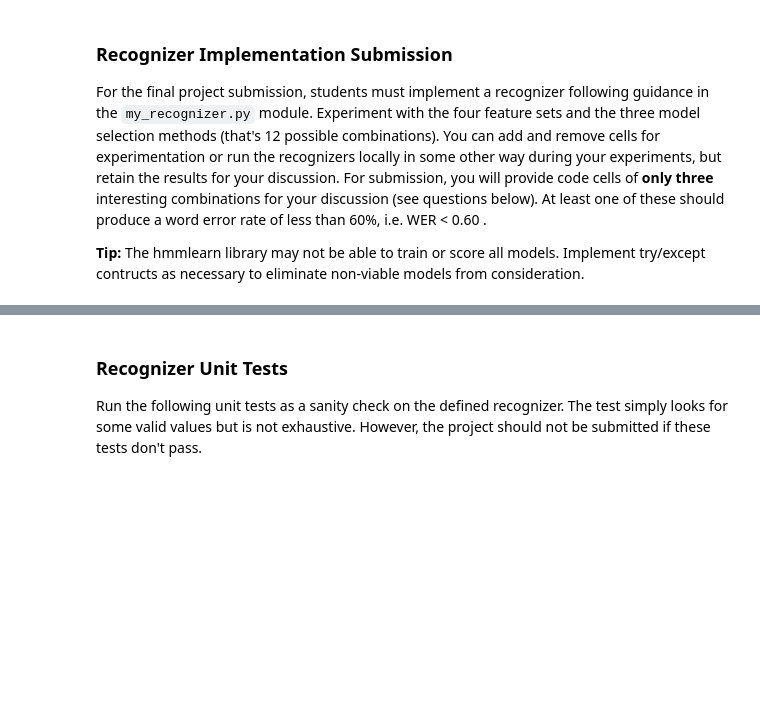
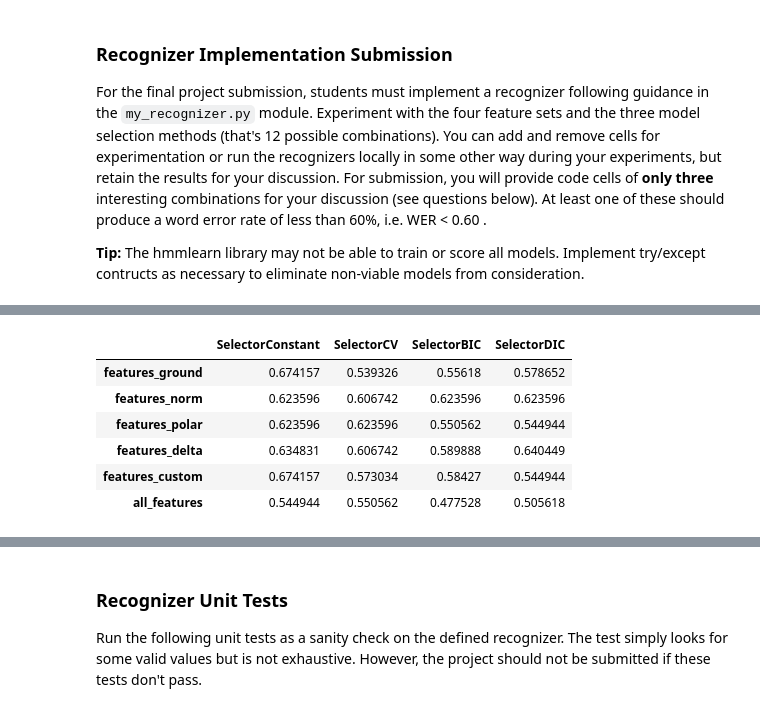
Before and after one commit to Robert-Alonso/AIND-Recognizer, a Jupyter notebook: asl_recognizer.ipynb, the cells around one changed output, grey strips where cells are left out. Cells and saved outputs as stored; diff of their text form; code cells hidden in the pictures; blank space fills up the shorter version.

```diff
--- a/asl_recognizer.ipynb
+++ b/asl_recognizer.ipynb
@@ -622,0 +815,10 @@ show_errors(guesses, test_set)
+# %%
+results
+# %% [output]
+|  | SelectorConstant | SelectorCV | SelectorBIC | SelectorDIC |
+| features_ground | 0.674157 | 0.539326 | 0.55618 | 0.578652 |
+| features_norm | 0.623596 | 0.606742 | 0.623596 | 0.623596 |
+| features_polar | 0.623596 | 0.623596 | 0.550562 | 0.544944 |
+| features_delta | 0.634831 | 0.606742 | 0.589888 | 0.640449 |
+| features_custom | 0.674157 | 0.573034 | 0.58427 | 0.544944 |
+| all_features | 0.544944 | 0.550562 | 0.477528 | 0.505618 |
```
Also changed, not shown: parts of 33 cells of this notebook, 4 other files.
